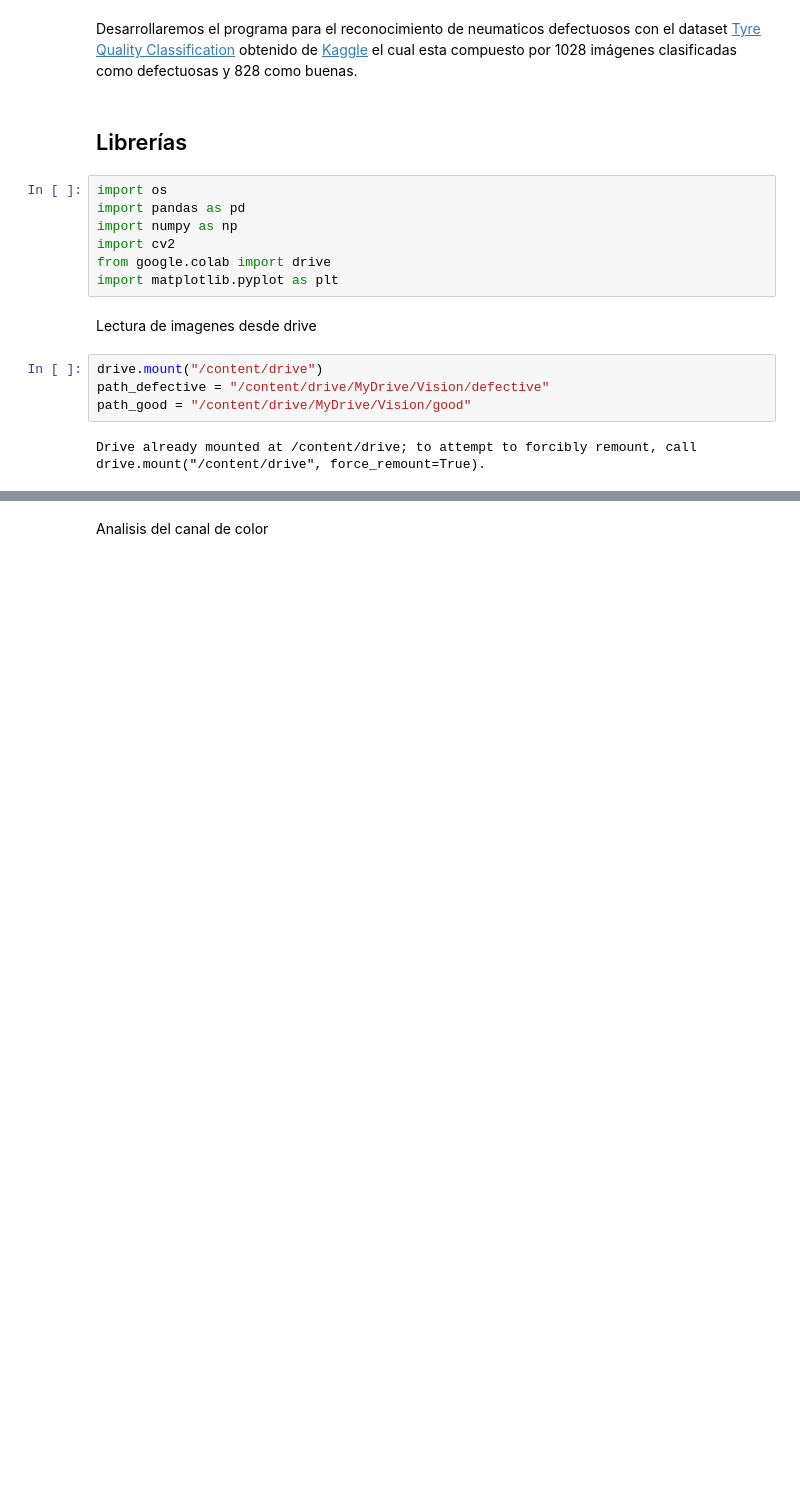
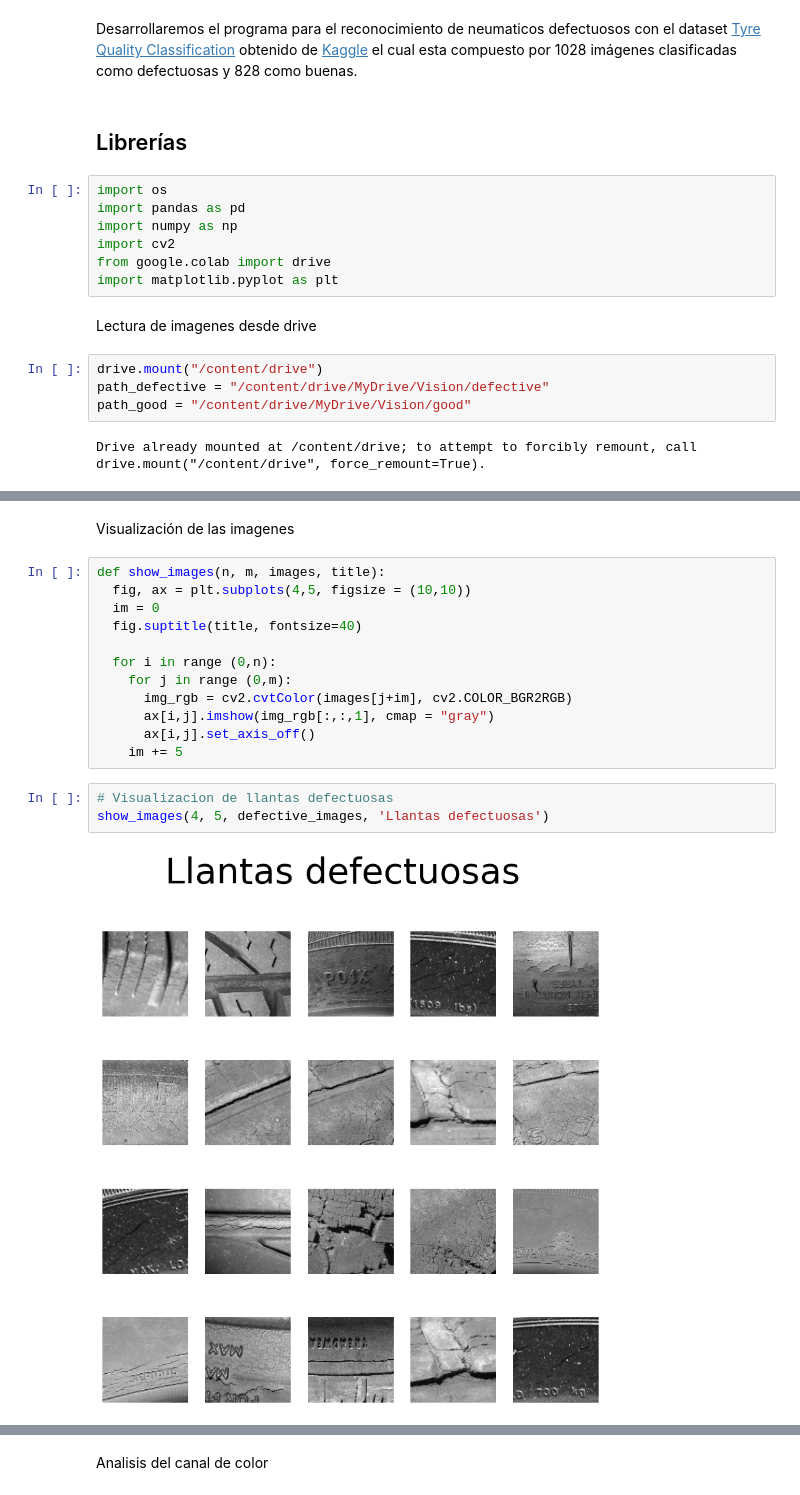
Before and after one commit to caroAM22/Tire_quality_detection, a Jupyter notebook: Trabajo_vision_artificial.ipynb, the cells around one changed output, grey strips where cells are left out. Drawn from its saved outputs; the diff is of its cells as text; blank space fills up the shorter version.

```diff
--- a/Trabajo_vision_artificial.ipynb
+++ b/Trabajo_vision_artificial.ipynb
@@ -65,0 +63,19 @@ good_images = read_and_resize_images(path_good, new_width, new_height)
+# %% [markdown]
+Visualización de las imagenes
+# %%
+def show_images(n, m, images, title):
+  fig, ax = plt.subplots(4,5, figsize = (10,10))
+  im = 0
+  fig.suptitle(title, fontsize=40)
+
+  for i in range (0,n):
+    for j in range (0,m):
+      img_rgb = cv2.cvtColor(images[j+im], cv2.COLOR_BGR2RGB)
+      ax[i,j].imshow(img_rgb[:,:,1], cmap = "gray")
+      ax[i,j].set_axis_off()
+    im += 5
+# %%
+# Visualizacion de llantas defectuosas
+show_images(4, 5, defective_images, 'Llantas defectuosas')
+# %% [output]
+[figure, added]
```
Also changed, not shown: parts of 4 cells of this notebook.
